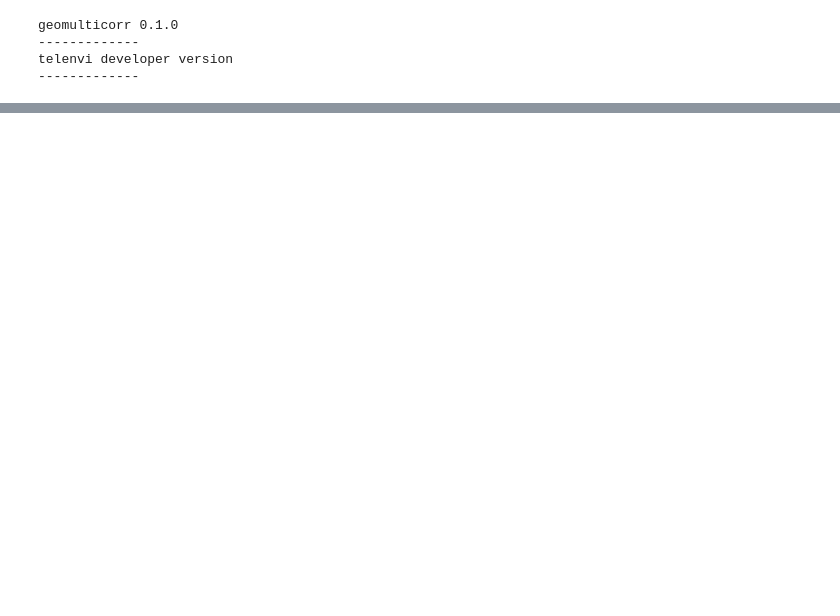
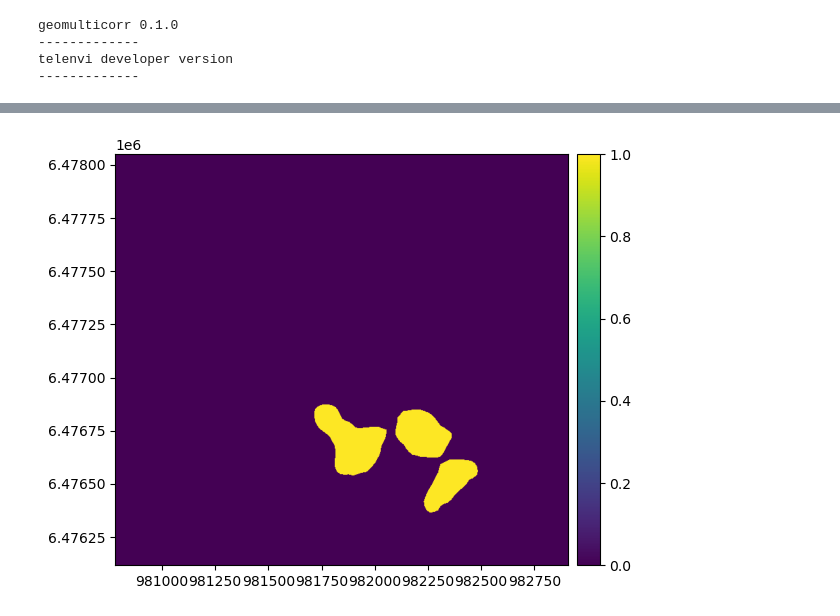
Before and after one commit to rgdyn-toolbox/GeoMultiCorr, a Jupyter notebook: notebooks/GMC_ProjectContinuation.ipynb, the cells around one changed output, grey strips where cells are left out. Drawn from its saved outputs; the diff is of its cells as text; code cells hidden in the pictures; blank space fills up the shorter version.

```diff
--- a/notebooks/GMC_ProjectContinuation.ipynb
+++ b/notebooks/GMC_ProjectContinuation.ipynb
@@ -87,0 +49,2 @@ TypeError: Cannot convert fill_value nan to dtype uint16
+# %%
+outlines = gu.Vector("/home/cusicand/03_Data/GMC_projects/MontVallon_poly.gpkg")
@@ -87,0 +146,6 @@ TypeError: Cannot convert fill_value nan to dtype uint16
+# %%
+rg_mask = outlines.create_mask(dem_ref)
+# %%
+rg_mask.plot()
+# %% [output]
+[figure, added]
```
Also changed, not shown: parts of 45 cells of this notebook, 4 other files.
